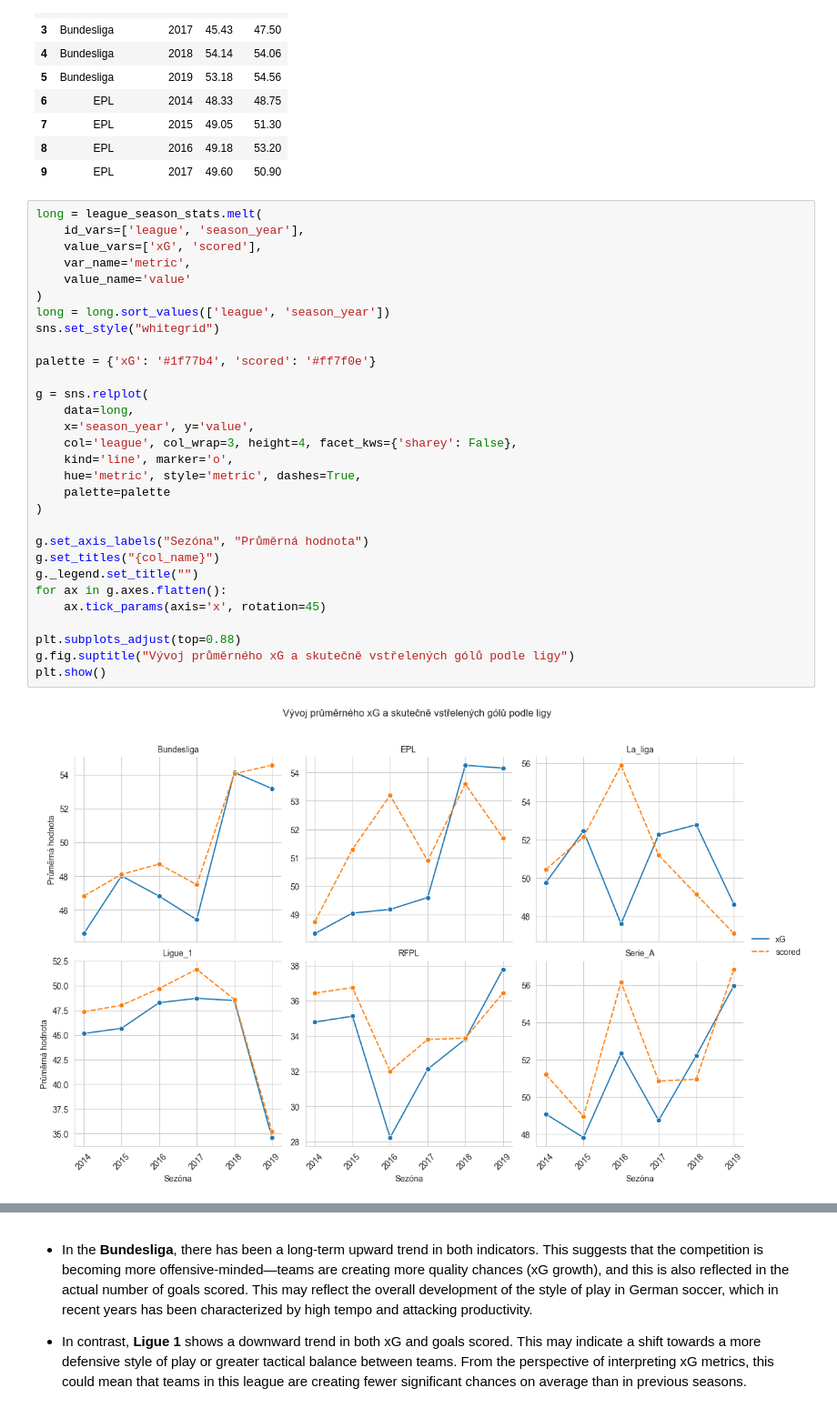
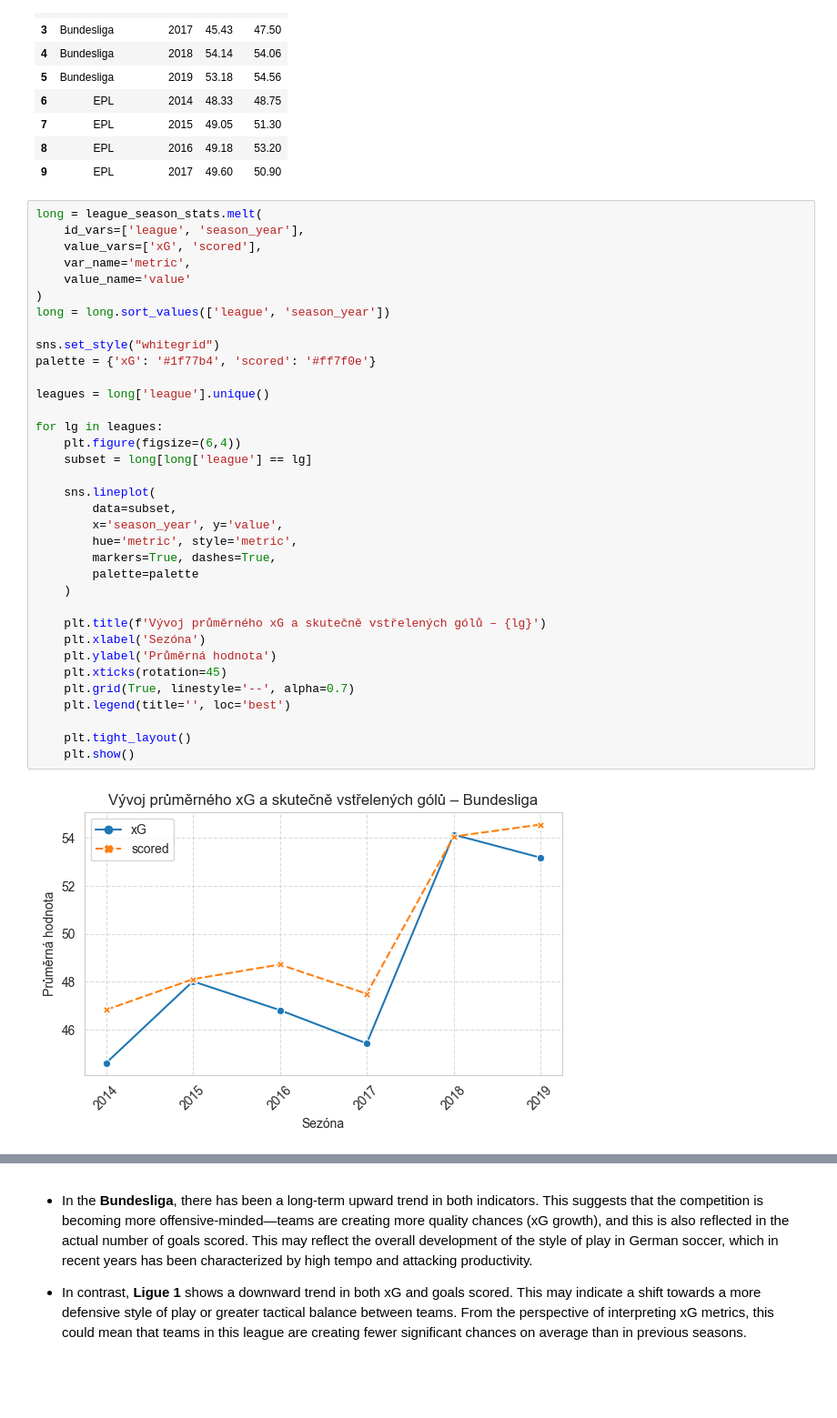
Before and after one commit to xcervenkam/DP, a Jupyter notebook: xG/xG_EDA.ipynb, the cells around one changed output, grey strips where cells are left out. Shown at 91% size. Drawn from its saved outputs; the diff is of its cells as text; blank space fills up the shorter version.

```diff
--- a/xG/xG_EDA.ipynb
+++ b/xG/xG_EDA.ipynb
@@ -204,32 +204,37 @@ league_season_stats.head(10)
 # %%
 long = league_season_stats.melt(
     id_vars=['league', 'season_year'],
     value_vars=['xG', 'scored'],
     var_name='metric',
     value_name='value'
 )
 long = long.sort_values(['league', 'season_year'])
+
 sns.set_style("whitegrid")
-
 palette = {'xG': '#1f77b4', 'scored': '#ff7f0e'}
 
-g = sns.relplot(
-    data=long,
-    x='season_year', y='value',
-    col='league', col_wrap=3, height=4, facet_kws={'sharey': False},
-    kind='line', marker='o',
-    hue='metric', style='metric', dashes=True,
-    palette=palette
-)
+leagues = long['league'].unique()
 
-g.set_axis_labels("Sezóna", "Průměrná hodnota")
-g.set_titles("{col_name}")
-g._legend.set_title("")
-for ax in g.axes.flatten():
-    ax.tick_params(axis='x', rotation=45)
+for lg in leagues:
+    plt.figure(figsize=(6,4))
+    subset = long[long['league'] == lg]
 
-plt.subplots_adjust(top=0.88)
-g.fig.suptitle("Vývoj průměrného xG a skutečně vstřelených gólů podle ligy")
-plt.show()
+    sns.lineplot(
+        data=subset,
+        x='season_year', y='value',
+        hue='metric', style='metric',
+        markers=True, dashes=True,
+        palette=palette
+    )
+
+    plt.title(f'Vývoj průměrného xG a skutečně vstřelených gólů – {lg}')
+    plt.xlabel('Sezóna')
+    plt.ylabel('Průměrná hodnota')
+    plt.xticks(rotation=45)
+    plt.grid(True, linestyle='--', alpha=0.7)
+    plt.legend(title='', loc='best')
+
+    plt.tight_layout()
+    plt.show()
 # %% [output]
-[figure, old version]
+[figure, new version]
```
Also changed, not shown: parts of 1 cell of this notebook.
